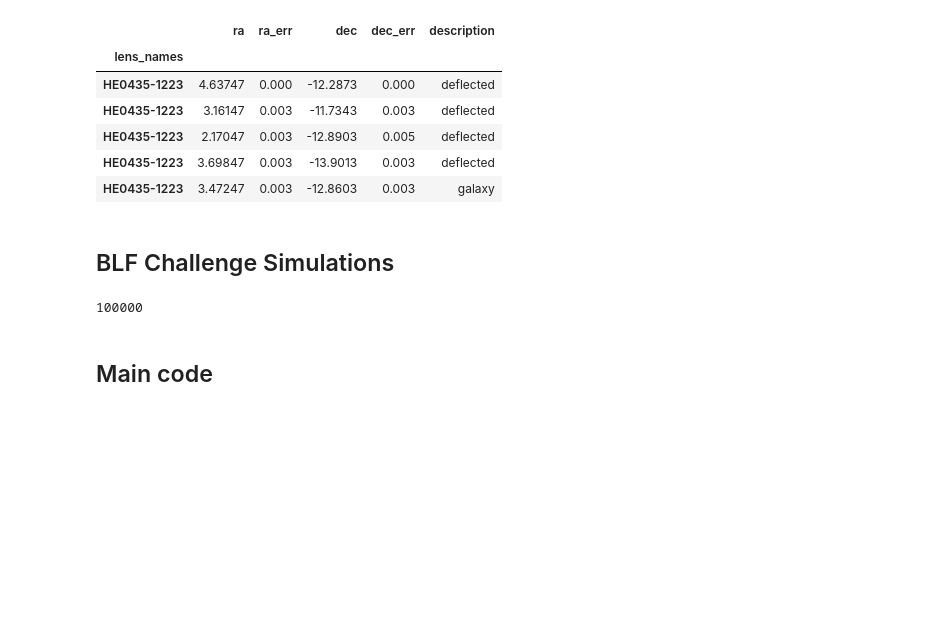
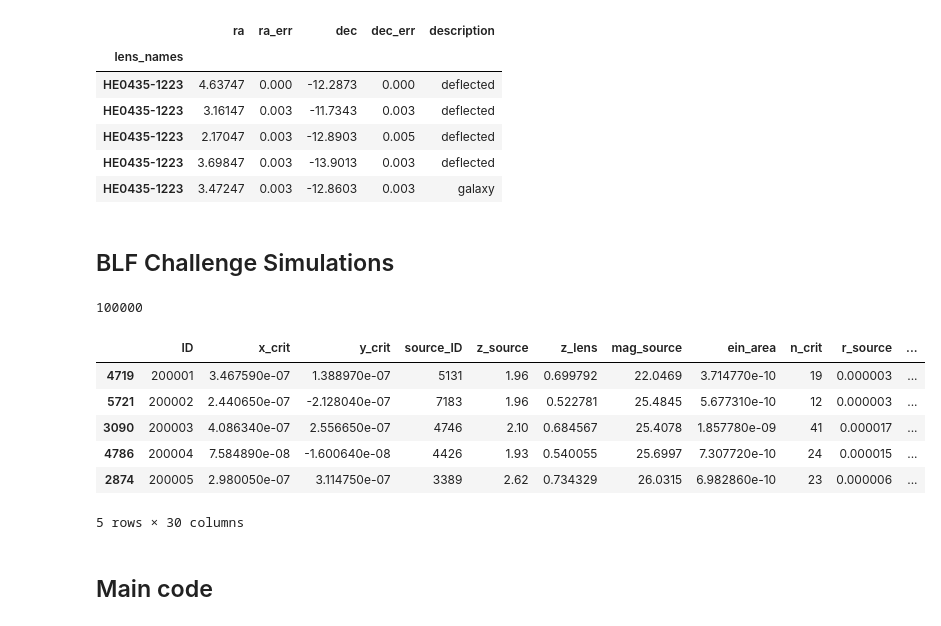
Before and after one commit to vivianemm/GLquasars, a Jupyter notebook: Database/Integration.ipynb, the cells around one changed output. Drawn from its saved outputs; the diff is of its cells as text; code cells hidden in the pictures; blank space fills up the shorter version.

```diff
--- a/Database/Integration.ipynb
+++ b/Database/Integration.ipynb
@@ -407,7 +405,7 @@ HE_c
 # creating dataframe with blf simulations: catalog + img paths
 def blf_train_df():
     #blf_train_path = '/home/viviane/BLF_training'
-    blf_train_path = '/prj/prjpes/vivianemm/BLF'
+    blf_train_path = '/home/vivianemm/BLF'
 
     #blf = pd.read_csv(blf_train_path + '/traintest.csv', comment='#')
     blf = pd.read_csv(blf_train_path + '/BLF_catalog.csv', comment='#')
@@ -417,9 +415,9 @@ def blf_train_df():
     # Adding columns with paths for images in the 4 filters: img_path_H, img_path_J, img_path_VIS, img_path_Y
     for filter in ['H', 'J', 'VIS', 'Y']:
         path = blf_train_path + '/Images/EUC_{}/imageEUC_{}-'.format(filter, filter)
-        blf['img_path_{}'.format(filter)] = [path + '{}.fits'.format(id) for id in ids]
+        blf['img_path_{}'.format(filter)] = [path + '{}.fits.png'.format(id) for id in ids]
 
-    #blf.to_csv('blf_train.csv', index=False)
+    blf.to_csv('blf_complete.csv', index=False)
 
     return blf
 # %%
@@ -427,6 +425,16 @@ blf = blf_train_df()
 len(blf)
 # %% [output]
 100000
+# %%
+blf.head()
+# %% [output]
+|  | ID | x_crit | y_crit | source_ID | z_source | z_lens | mag_source | ein_area | n_crit | r_source | ... |
+| 4719 | 200001 | 3.467590e-07 | 1.388970e-07 | 5131 | 1.96 | 0.699792 | 22.0469 | 3.714770e-10 | 19 | 0.000003 | ... |
+| 5721 | 200002 | 2.440650e-07 | -2.128040e-07 | 7183 | 1.96 | 0.522781 | 25.4845 | 5.677310e-10 | 12 | 0.000003 | ... |
+| 3090 | 200003 | 4.086340e-07 | 2.556650e-07 | 4746 | 2.10 | 0.684567 | 25.4078 | 1.857780e-09 | 41 | 0.000017 | ... |
+| 4786 | 200004 | 7.584890e-08 | -1.600640e-08 | 4426 | 1.93 | 0.540055 | 25.6997 | 7.307720e-10 | 24 | 0.000015 | ... |
+| 2874 | 200005 | 2.980050e-07 | 3.114750e-07 | 3389 | 2.62 | 0.734329 | 26.0315 | 6.982860e-10 | 23 | 0.000006 | ... |
+5 rows × 30 columns
 # %% [markdown]
 ## Main code
 # %%
```
Also changed, not shown: parts of 1 cell of this notebook, 2 other files.
